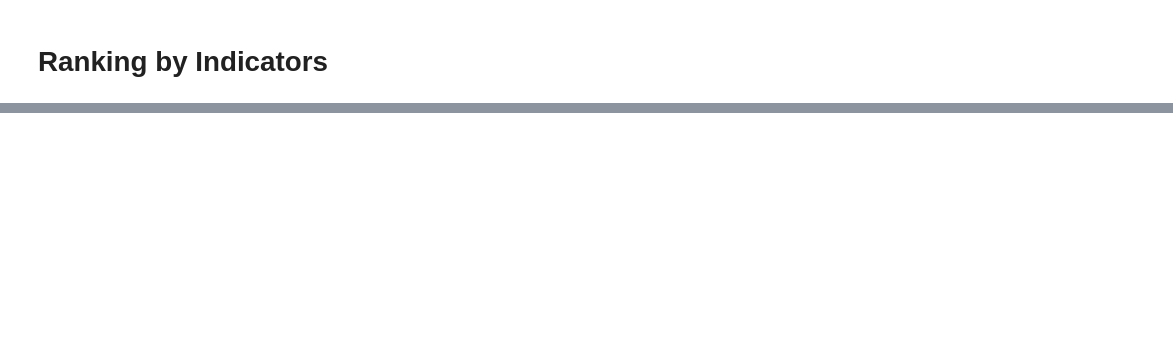
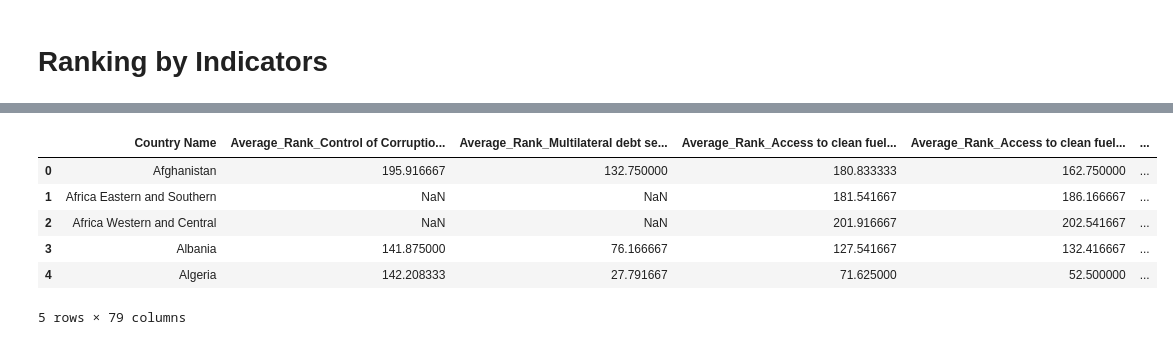
Before and after one commit to paulpark6/SAP_Datathon, a Jupyter notebook: justin.ipynb, the cells around one changed output, grey strips where cells are left out. Drawn from its saved outputs; the diff is of its cells as text; code cells hidden in the pictures; blank space fills up the shorter version.

```diff
--- a/justin.ipynb
+++ b/justin.ipynb
@@ -47,0 +65,24 @@ KeyError: 'year_columns'
+# %%
+results = {}
+
+for index, row in Indicators.iterrows():
+    indicator_name = row['INDICATOR NAMES']
+    increase_poverty = row['DOES A HIGHER VALUE INCREASE POVERTY?']
+
+    indicator_df = df[df['Indicator Name'] == indicator_name]
+    indicator_df.set_index('Country Name', inplace=True)
+
+    years_columns = [str(year) for year in range(2000, 2024)]
+    country_year_data = indicator_df[years_columns]
+
+    if increase_poverty == 'TRUE':
+        direction = True  # Lower values get better ranks
+    elif increase_poverty == 'FALSE':
+        direction = False  # Higher values get better ranks
+
+    ranked_countries = country_year_data.rank(axis=0, method='min', ascending=direction, na_option='keep')
+
+    column_name = f"Average_Rank_{indicator_name}"
+    ranked_countries[column_name] = ranked_countries.mean(axis=1, skipna=True)
+
+    results[column_name] = ranked_countries[[column_name]].sort_values(by='Country Name').reset_index()
@@ -47,0 +123,13 @@ KeyError: 'year_columns'
+# %%
+combined_df = pd.concat([df.drop('Country Name', axis=1) for _, df in results.items()], axis=1)
+combined_df.insert(0,'Country Name', results['Average_Rank_Control of Corruption: Estimate']['Country Name'])
+# %%
+combined_df.head()
+# %% [output]
+|  | Country Name | Average_Rank_Control of Corruptio... | Average_Rank_Multilateral debt se... | Average_Rank_Access to clean fuel... | Average_Rank_Access to clean fuel... | ... |
+| 0 | Afghanistan | 195.916667 | 132.750000 | 180.833333 | 162.750000 | ... |
+| 1 | Africa Eastern and Southern | NaN | NaN | 181.541667 | 186.166667 | ... |
+| 2 | Africa Western and Central | NaN | NaN | 201.916667 | 202.541667 | ... |
+| 3 | Albania | 141.875000 | 76.166667 | 127.541667 | 132.416667 | ... |
+| 4 | Algeria | 142.208333 | 27.791667 | 71.625000 | 52.500000 | ... |
+5 rows × 79 columns
```
Also changed, not shown: parts of 12 cells of this notebook, 1 other file.
